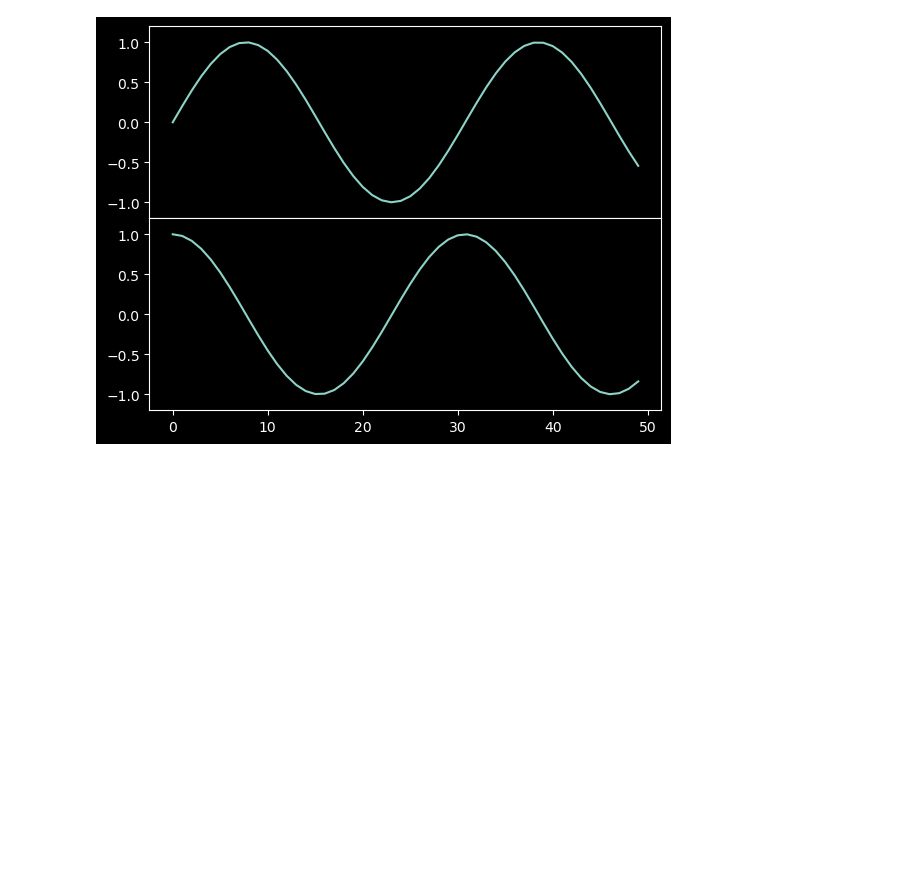
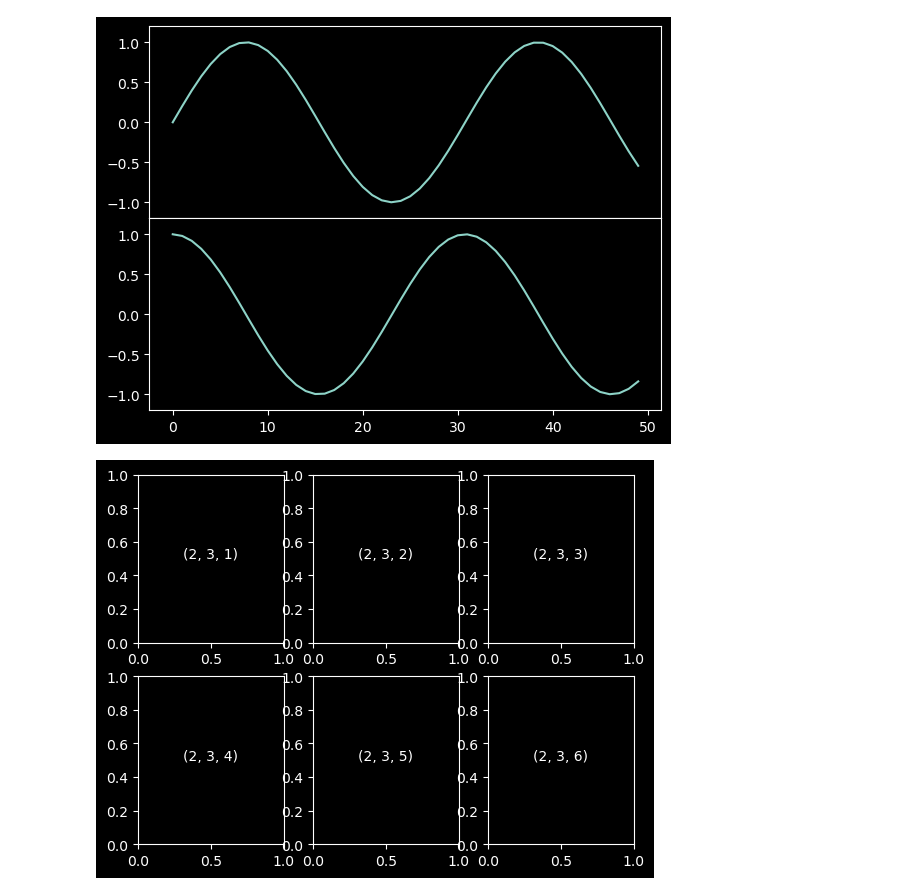
Before and after one commit to Venux09/Data_science_handbook_study, a Jupyter notebook: Matplotlib-data_science_handbook/multiple_subplots.ipynb, the cells around one changed output. Saved outputs shown, nothing was run; the diff lists cells and outputs as text; code cells hidden in the pictures; blank space fills up the shorter version.

Commit message:
add : plotting the subplots, subplot , Gridspec and its combinatoin as weel putting text on that graph

```diff
--- a/Matplotlib-data_science_handbook/multiple_subplots.ipynb
+++ b/Matplotlib-data_science_handbook/multiple_subplots.ipynb
@@ -27,0 +30,6 @@ ax2.plot(np.cos(x))
+# %%
+for i in range(1,7):
+    plt.subplot(2,3,i)#plotting 8 plots at once using subplots
+    plt.text(0.5 , 0.5 , str((2,3,i)) , ha = 'center')
+# %% [output]
+[figure, added]
```
Also changed, not shown: parts of 7 cells of this notebook, 1 other file.
